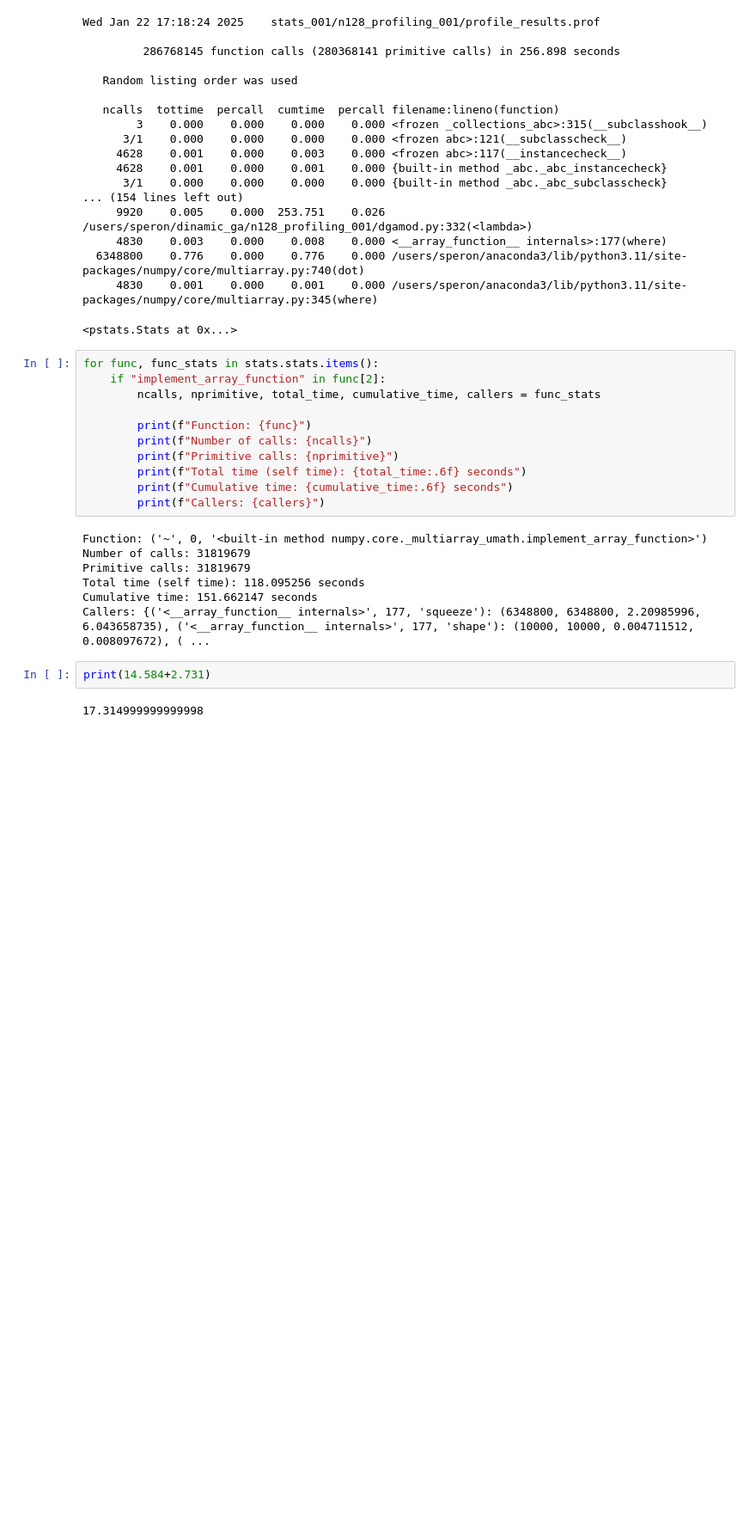
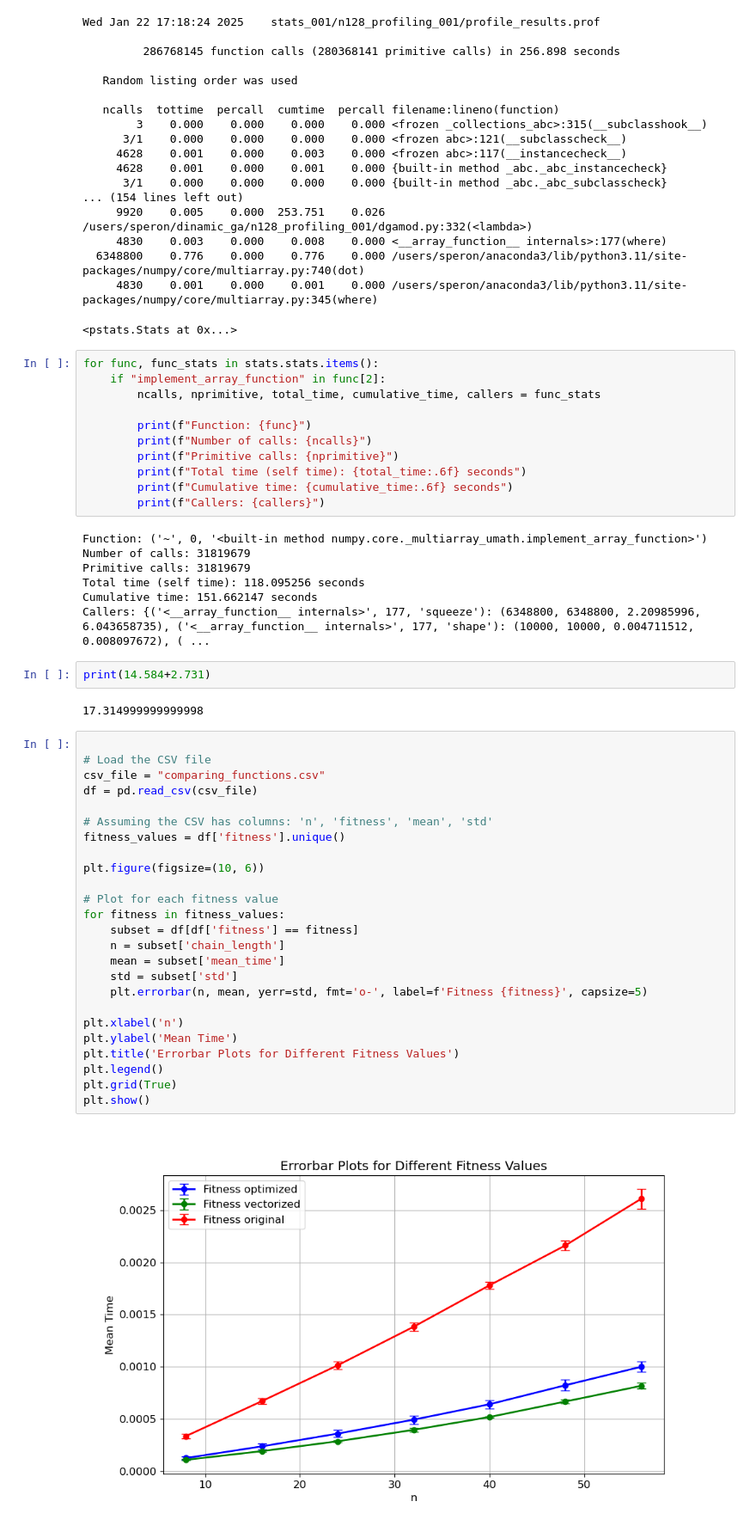
Before and after one commit to sofips/dynamic_ga, a Jupyter notebook: profile_plots.ipynb, the cells around one changed output. Shown: that part at 86% size. Saved outputs shown, nothing was run; the diff lists cells and outputs as text; blank space fills up the shorter version.

Commit message:
comparing function plot

```diff
--- a/profile_plots.ipynb
+++ b/profile_plots.ipynb
@@ -165,3 +163,30 @@ Callers: {('<__array_function__ internals>', 177, 'squeeze'): (6348800, 6348800,
 print(14.584+2.731)
 # %% [output]
 17.314999999999998
+# %%
+
+# Load the CSV file
+csv_file = "comparing_functions.csv"
+df = pd.read_csv(csv_file)
+
+# Assuming the CSV has columns: 'n', 'fitness', 'mean', 'std'
+fitness_values = df['fitness'].unique()
+
+plt.figure(figsize=(10, 6))
+
+# Plot for each fitness value
+for fitness in fitness_values:
+    subset = df[df['fitness'] == fitness]
+    n = subset['chain_length']
+    mean = subset['mean_time']
+    std = subset['std']
+    plt.errorbar(n, mean, yerr=std, fmt='o-', label=f'Fitness {fitness}', capsize=5)
+
+plt.xlabel('n')
+plt.ylabel('Mean Time')
+plt.title('Errorbar Plots for Different Fitness Values')
+plt.legend()
+plt.grid(True)
+plt.show()
+# %% [output]
+[figure, added]
```
Also changed, not shown: parts of 1 cell of this notebook, 2 other files.
